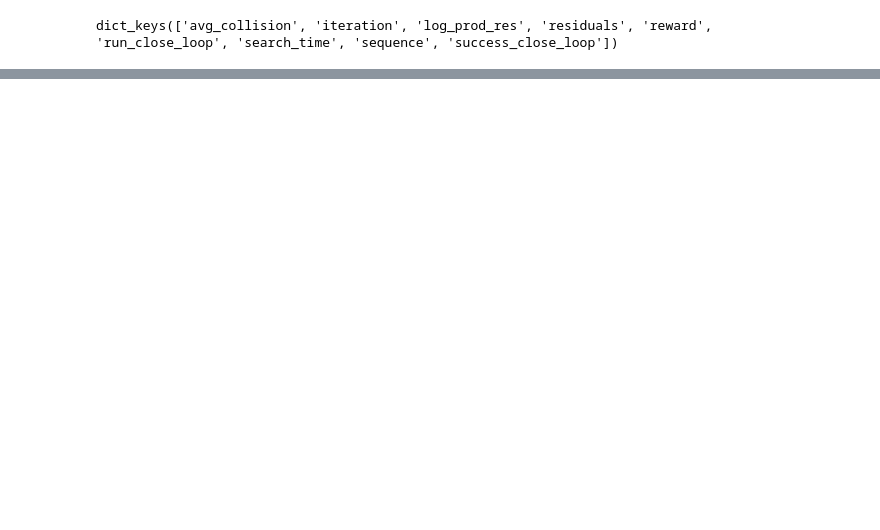
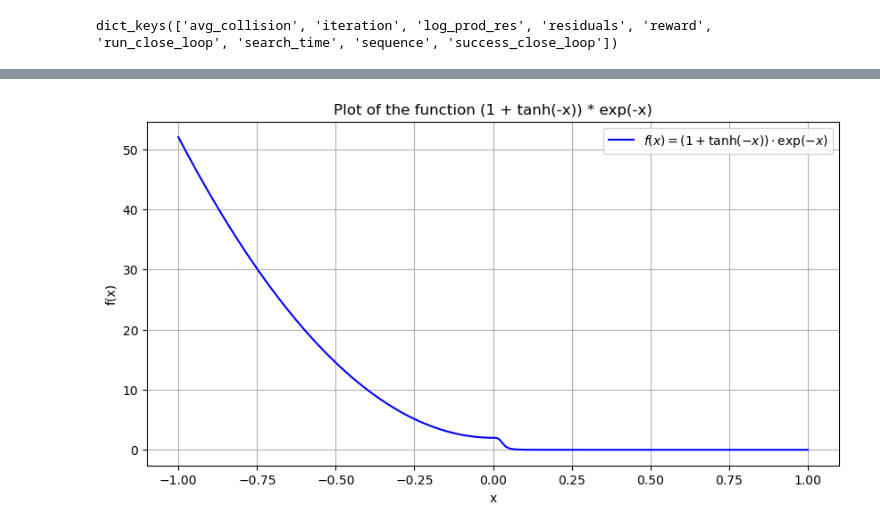
Before and after one commit to Atarilab/learning_cnt_planner, a Jupyter notebook: results.ipynb, the cells around one changed output, grey strips where cells are left out. Cells and saved outputs as stored; diff of their text form; code cells hidden in the pictures; blank space fills up the shorter version.

```diff
--- a/results.ipynb
+++ b/results.ipynb
@@ -67,0 +135,20 @@ plt.show()
+# %%
+x = np.linspace(-1, 1, 500)  # Generate 500 points between -10 and 10
+beta = 1/1000000
+y = (beta / (beta + x**4))
+
+# y = np.where(x < 0, x**2 + 1, y)
+
+
+y = (1 + np.sign(x)) * y + (1 - np.sign(x)) * ((5*x)**2 + 1)
+
+plt.figure(figsize=(10, 5))
+plt.plot(x, y, label=r"$f(x) = (1 + \tanh(-x)) \cdot \exp(-x)$", color="blue")
+plt.title("Plot of the function (1 + tanh(-x)) * exp(-x)")
+plt.xlabel("x")
+plt.ylabel("f(x)")
+plt.legend()
+plt.grid()
+plt.show()
+# %% [output]
+[figure, added]
```
Also changed, not shown: parts of 14 cells of this notebook.
